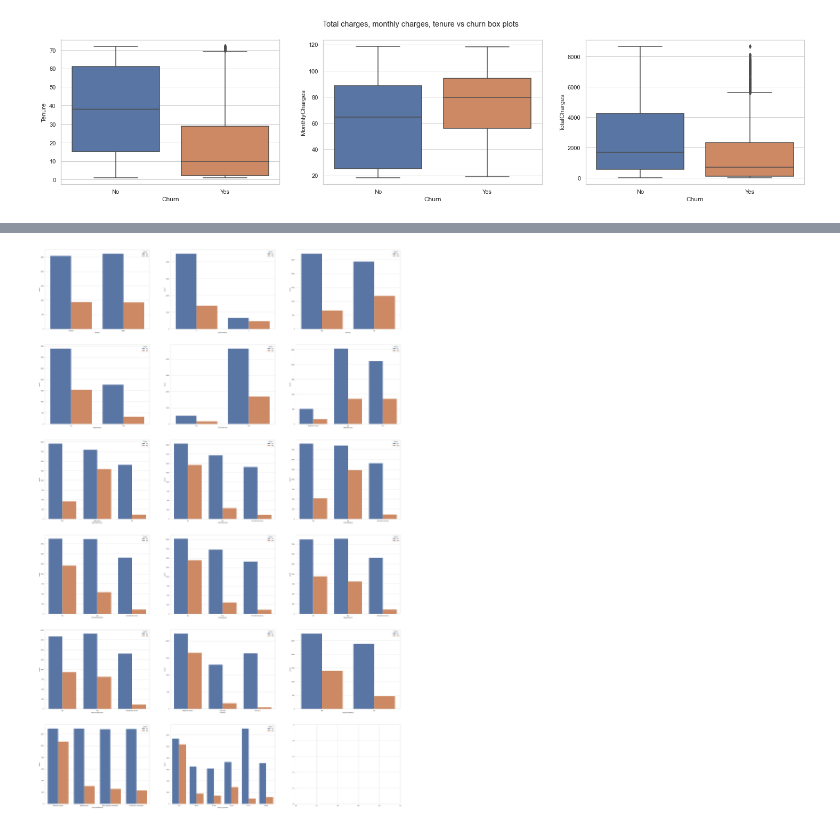
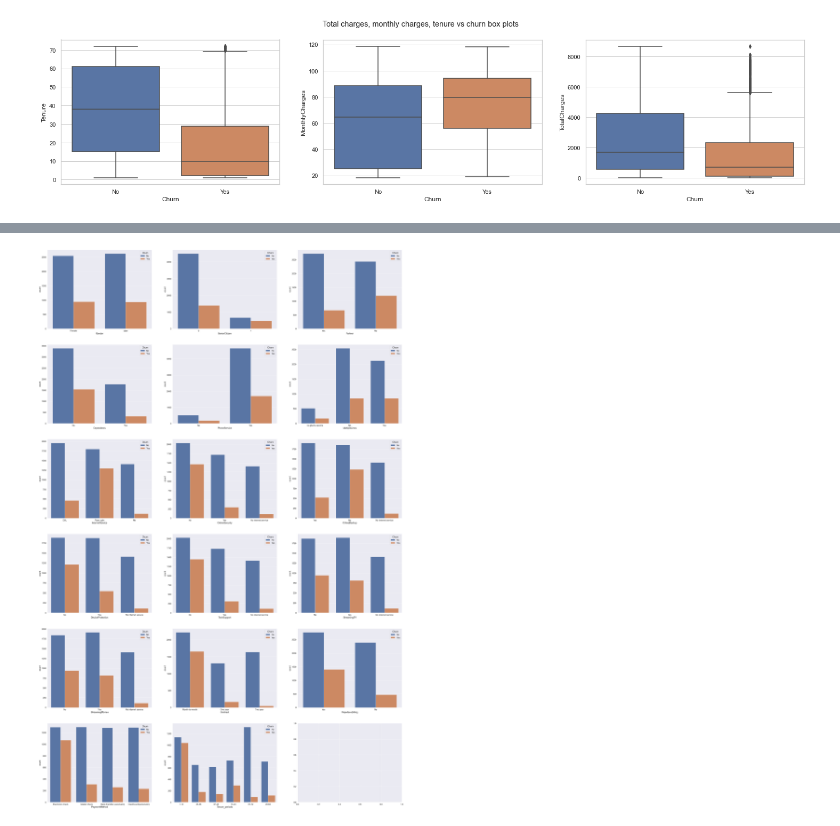
Before and after one commit to vytautasmu/Churn-Rate-Data-Analysis, a Jupyter notebook: eda.ipynb, the cells around one changed output, grey strips where cells are left out. Saved outputs shown, nothing was run; the diff lists cells and outputs as text; code cells hidden in the pictures.

```diff
--- a/eda.ipynb
+++ b/eda.ipynb
@@ -17,3 +18,5 @@ df.head(5)
 | 3 | Male | 0 | No | No | 45 | No | No phone service | DSL | ... |
 | 4 | Female | 0 | No | No | 2 | Yes | No | Fiber optic | ... |
 5 rows × 21 columns
+# %%
+df.SeniorCitizen = df.SeniorCitizen.astype('str')
@@ -48,9 +91,3 @@ categorical = ['Gender', 'SeniorCitizen', 'Partner', 'Dependents', 'PhoneService
                  'StreamingTV', 'StreamingMovies', 'Contract', 'PaperlessBilling', 'PaymentMethod', 'Tenure_periods']
 # %%
 numerical = ['Tenure', 'MonthlyCharges', 'TotalCharges']
-# %%
-fig, axes = plt.subplots(1, 3, figsize=(25, 5), sharey=False)
-fig.suptitle('Histogram plots')
-
-for i in range(len(numerical)):
-    sns.histplot(ax = axes[i],data = df, x = numerical[i])
@@ -68,7 +111,8 @@ for i in range(len(numerical)):
 # %%
+sns.set(font_scale=1.5)
 fig , ax = plt.subplots(6,3,figsize = (50,80))
 for i , subplots in zip (categorical , ax.flatten()):
   sns.countplot(data =df, x = i ,hue = 'Churn', ax = subplots)
 plt.show()
 # %% [output]
-[figure, old version]
+[figure, new version]
```
Also changed, not shown: parts of 15 cells of this notebook.
